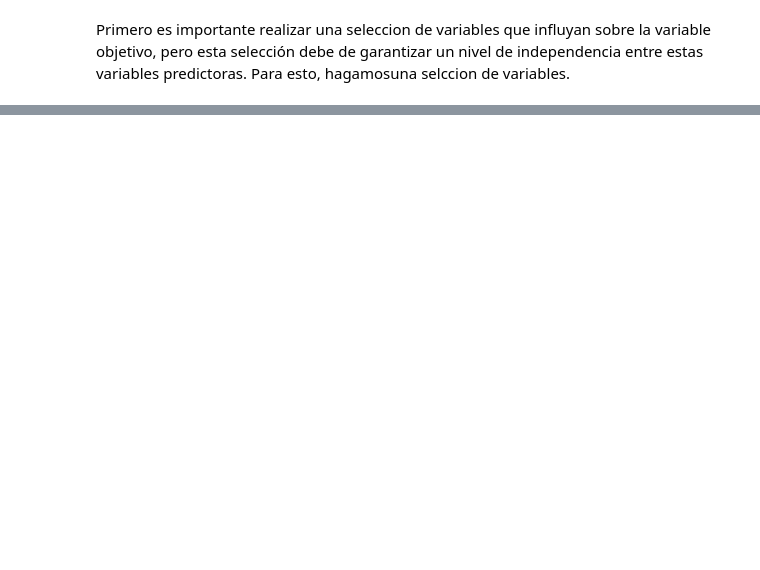
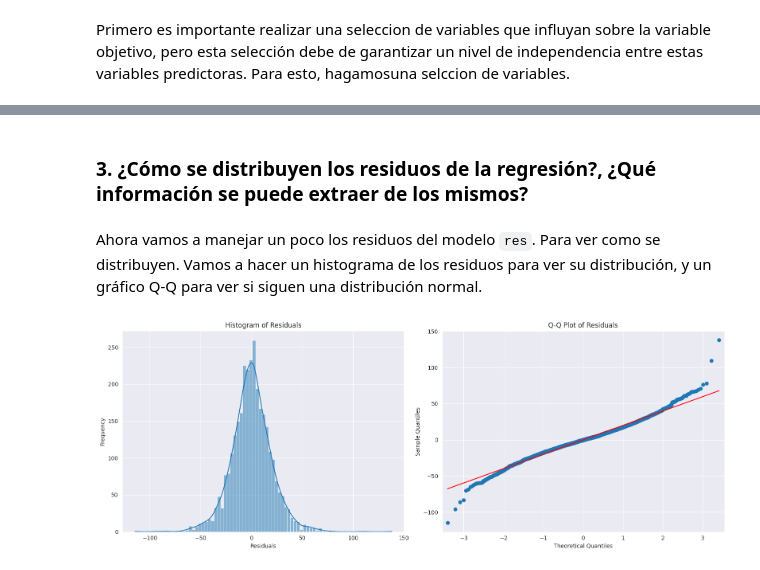
Before and after one commit to Chrissroman/md004_ha_dv, a Jupyter notebook: S2T3_CancerReg_ChristianR_20260303.ipynb, the cells around one changed output, grey strips where cells are left out. Drawn from its saved outputs; the diff is of its cells as text; code cells hidden in the pictures; blank space fills up the shorter version.

```diff
--- a/S2T3_CancerReg_ChristianR_20260303.ipynb
+++ b/S2T3_CancerReg_ChristianR_20260303.ipynb
@@ -291,0 +335,5 @@ memory usage: 785.7+ KB
+# %%
+cols_to_drop = ['binnedinc', 'geography', 'avgdeathsperyear',
+                'medianagefemale', 'medianagemale', 'pctprivatecoverage', 'pctpubliccoverage', 'pctpubliccoveragealone', 'pctwhite', 'percentmarried', 'pctbachdeg25_over']
+
+data_reduced = data.drop(columns = cols_to_drop)
@@ -291,0 +424,7 @@ memory usage: 785.7+ KB
+# %%
+# Get index columns to discard based on p-value > 0.05
+fdiscard_index = [ c for c in res.pvalues[res.pvalues > 0.05].index]
+
+data_reduced2 = data_reduced.drop(columns = ['target_deathrate']).drop(columns = fdiscard_index)
+columns = data_reduced2.columns
+index = data_reduced2.index
@@ -291,0 +433,13 @@ memory usage: 785.7+ KB
+# %%
+data_reduced_scaled2 = scaler.fit_transform(data_reduced2)
+data_reduced_scaled2 = pd.DataFrame(data_reduced_scaled2, columns = columns, index = index)
+
+data_reduced_scaled2 = sm.add_constant(data_reduced_scaled2) # -> to estimate beta_0
+
+mod2 = sm.OLS(data_reduced['target_deathrate'], data_reduced_scaled2)
+res2 = mod2.fit()
+
+fdiscard_index = [c for c in res2.pvalues[res2.pvalues.index != 'const'].index]
+# get_columns_names_dict = {data_reduced.columns[i]: res2.pvalues[res2.pvalues.index == f'x{i}'].index for i in fdiscard_index}
+
+print(res2.summary())
@@ -291,0 +478,21 @@ memory usage: 785.7+ KB
+# %% [markdown]
+### 3. ¿Cómo se distribuyen los residuos de la regresión?, ¿Qué información se puede extraer de los mismos?
+# %% [markdown]
+Ahora vamos a manejar un poco los residuos del modelo `res`. Para ver como se distribuyen. Vamos a hacer un histograma de los residuos para ver su distribución, y un gráfico Q-Q para ver si siguen una distribución normal.
+# %%
+# Calculate residuals
+residuals = res2.resid
+
+fig, ax = plt.subplots(figsize=(16, 6), ncols = 2)
+sns.histplot(residuals, kde=True, ax = ax[0])
+
+ax[0].set_title('Histogram of Residuals')
+ax[0].set_xlabel('Residuals')
+ax[0].set_ylabel('Frequency')
+
+sm.qqplot(residuals, line='s', ax = ax[1])
+ax[1].set_title('Q-Q Plot of Residuals')
+plt.tight_layout()
+plt.show()
+# %% [output]
+[figure, added]
```
Also changed, not shown: parts of 31 cells of this notebook, 1 other file.
